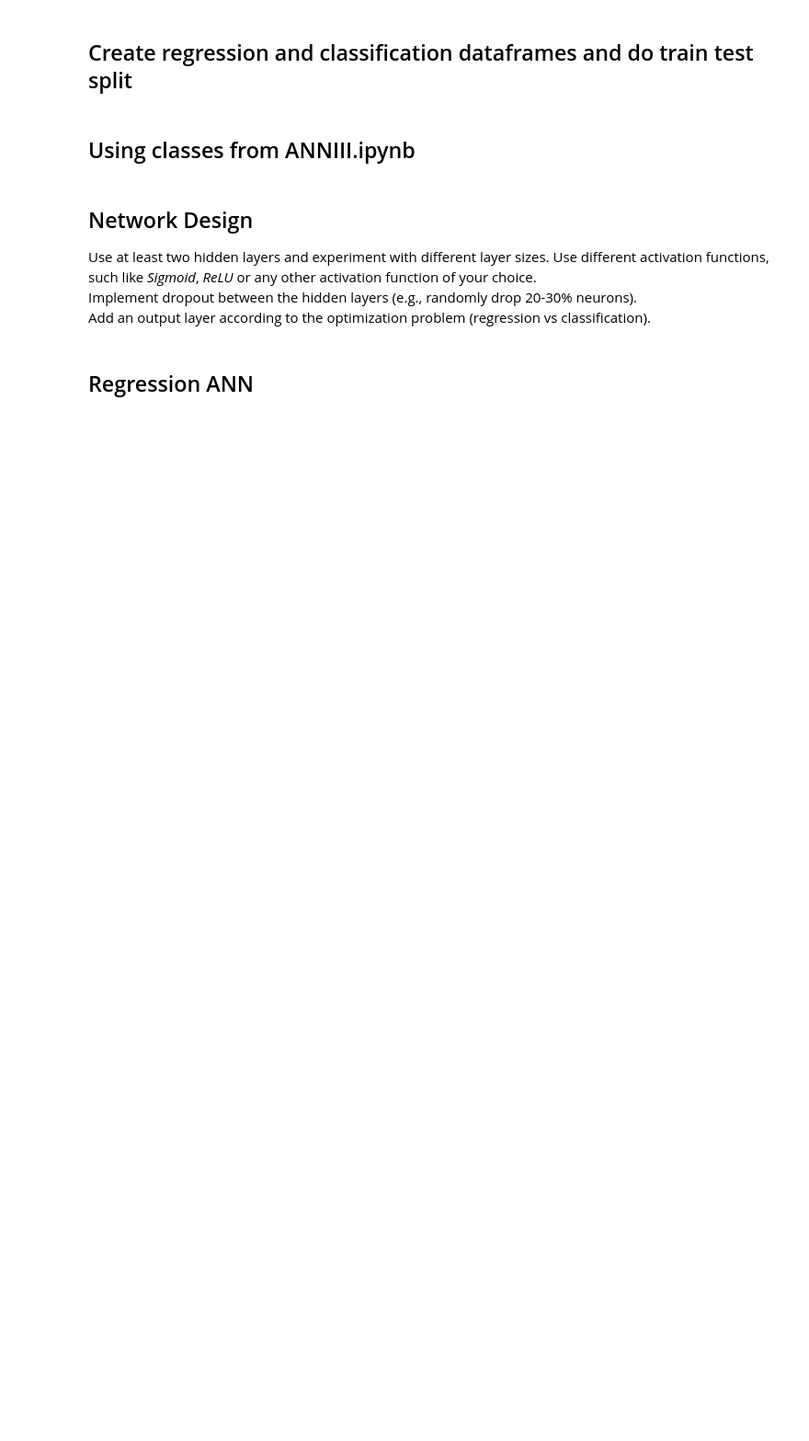
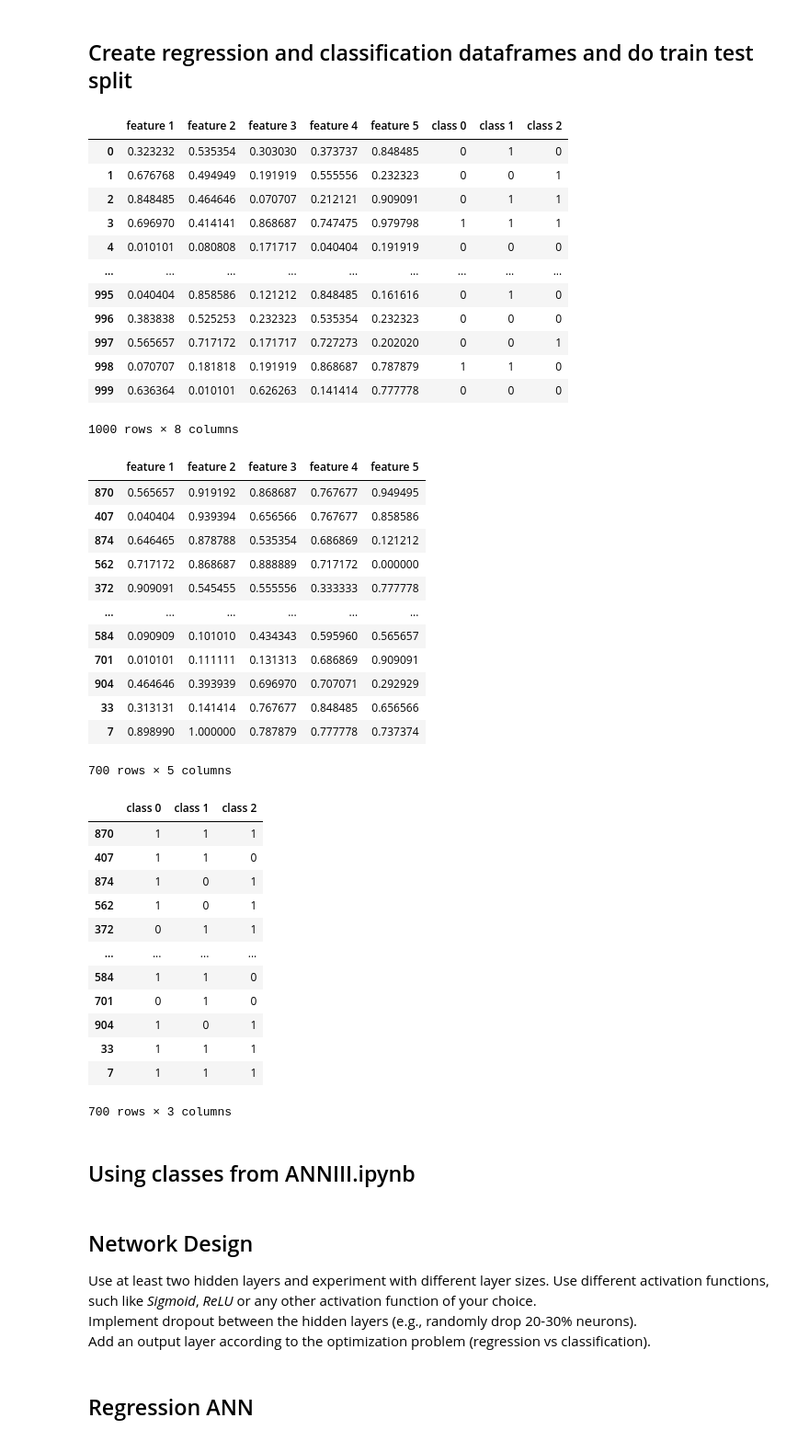
Before and after one commit to JXDolan/277B_HW5, a Jupyter notebook: Homework_5.ipynb, the cells around one changed output. Shown: that part at 92% size. Drawn from its saved outputs; the diff is of its cells as text; code cells hidden in the pictures; blank space fills up the shorter version.

```diff
--- a/Homework_5.ipynb
+++ b/Homework_5.ipynb
@@ -147,17 +170,62 @@ def tt_split_classification(df, test_percent):
 # %%
  ## create regression dataframe
 rg_df_1 = create_dataset(1000, 5)
 
 #create classificaiton dataframe
-cl_df_1 = make_class_df(rg_df_1,3)
+cl_df_1 = make_class_df(rg_df_1, 3)
+
+display(cl_df_1)
 #display(cl_df_1)
 #print(cl_df_1['toxic'])
 
 #train test split regression dataframe
 x_train_reg, x_test_reg, y_train_reg, y_test_reg = tt_split_regression(rg_df_1, 0.3)
 
 #train test split classification dataframe
-x_train_cla, x_test_cla, y_train_cla, y_test_cla = tt_split_regression(cl_df_1, 0.3)
+x_train_cla, x_test_cla, y_train_cla, y_test_cla = tt_split_classification(cl_df_1, 0.3)
+
+display(x_train_cla)
+display(y_train_cla)
+# %% [output]
+|  | feature 1 | feature 2 | feature 3 | feature 4 | feature 5 | class 0 | class 1 | class 2 |
+| 0 | 0.323232 | 0.535354 | 0.303030 | 0.373737 | 0.848485 | 0 | 1 | 0 |
+| 1 | 0.676768 | 0.494949 | 0.191919 | 0.555556 | 0.232323 | 0 | 0 | 1 |
+| 2 | 0.848485 | 0.464646 | 0.070707 | 0.212121 | 0.909091 | 0 | 1 | 1 |
+| 3 | 0.696970 | 0.414141 | 0.868687 | 0.747475 | 0.979798 | 1 | 1 | 1 |
+| 4 | 0.010101 | 0.080808 | 0.171717 | 0.040404 | 0.191919 | 0 | 0 | 0 |
+| ... | ... | ... | ... | ... | ... | ... | ... | ... |
+| 995 | 0.040404 | 0.858586 | 0.121212 | 0.848485 | 0.161616 | 0 | 1 | 0 |
+| 996 | 0.383838 | 0.525253 | 0.232323 | 0.535354 | 0.232323 | 0 | 0 | 0 |
+| 997 | 0.565657 | 0.717172 | 0.171717 | 0.727273 | 0.202020 | 0 | 0 | 1 |
+| 998 | 0.070707 | 0.181818 | 0.191919 | 0.868687 | 0.787879 | 1 | 1 | 0 |
+| 999 | 0.636364 | 0.010101 | 0.626263 | 0.141414 | 0.777778 | 0 | 0 | 0 |
+1000 rows × 8 columns
+|  | feature 1 | feature 2 | feature 3 | feature 4 | feature 5 |
+| 870 | 0.565657 | 0.919192 | 0.868687 | 0.767677 | 0.949495 |
+| 407 | 0.040404 | 0.939394 | 0.656566 | 0.767677 | 0.858586 |
+| 874 | 0.646465 | 0.878788 | 0.535354 | 0.686869 | 0.121212 |
+| 562 | 0.717172 | 0.868687 | 0.888889 | 0.717172 | 0.000000 |
+| 372 | 0.909091 | 0.545455 | 0.555556 | 0.333333 | 0.777778 |
+| ... | ... | ... | ... | ... | ... |
+| 584 | 0.090909 | 0.101010 | 0.434343 | 0.595960 | 0.565657 |
+| 701 | 0.010101 | 0.111111 | 0.131313 | 0.686869 | 0.909091 |
+| 904 | 0.464646 | 0.393939 | 0.696970 | 0.707071 | 0.292929 |
+| 33 | 0.313131 | 0.141414 | 0.767677 | 0.848485 | 0.656566 |
+| 7 | 0.898990 | 1.000000 | 0.787879 | 0.777778 | 0.737374 |
+700 rows × 5 columns
+|  | class 0 | class 1 | class 2 |
+| 870 | 1 | 1 | 1 |
+| 407 | 1 | 1 | 0 |
+| 874 | 1 | 0 | 1 |
+| 562 | 1 | 0 | 1 |
+| 372 | 0 | 1 | 1 |
+| ... | ... | ... | ... |
+| 584 | 1 | 1 | 0 |
+| 701 | 0 | 1 | 0 |
+| 904 | 1 | 0 | 1 |
+| 33 | 1 | 1 | 1 |
+| 7 | 1 | 1 | 1 |
+700 rows × 3 columns
 # %% [markdown]
 ## Using classes from ANNIII.ipynb
 # %%
```
Also changed, not shown: parts of 14 cells of this notebook.
